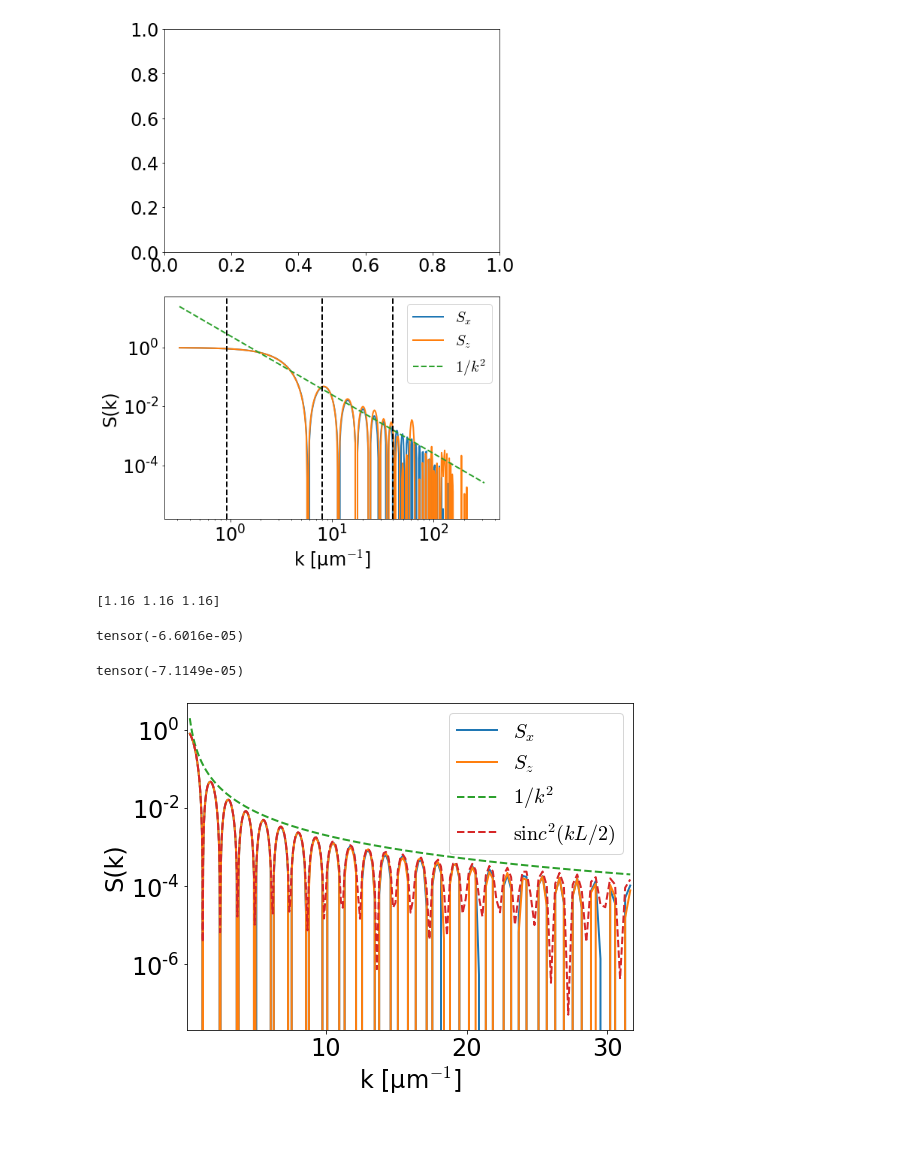
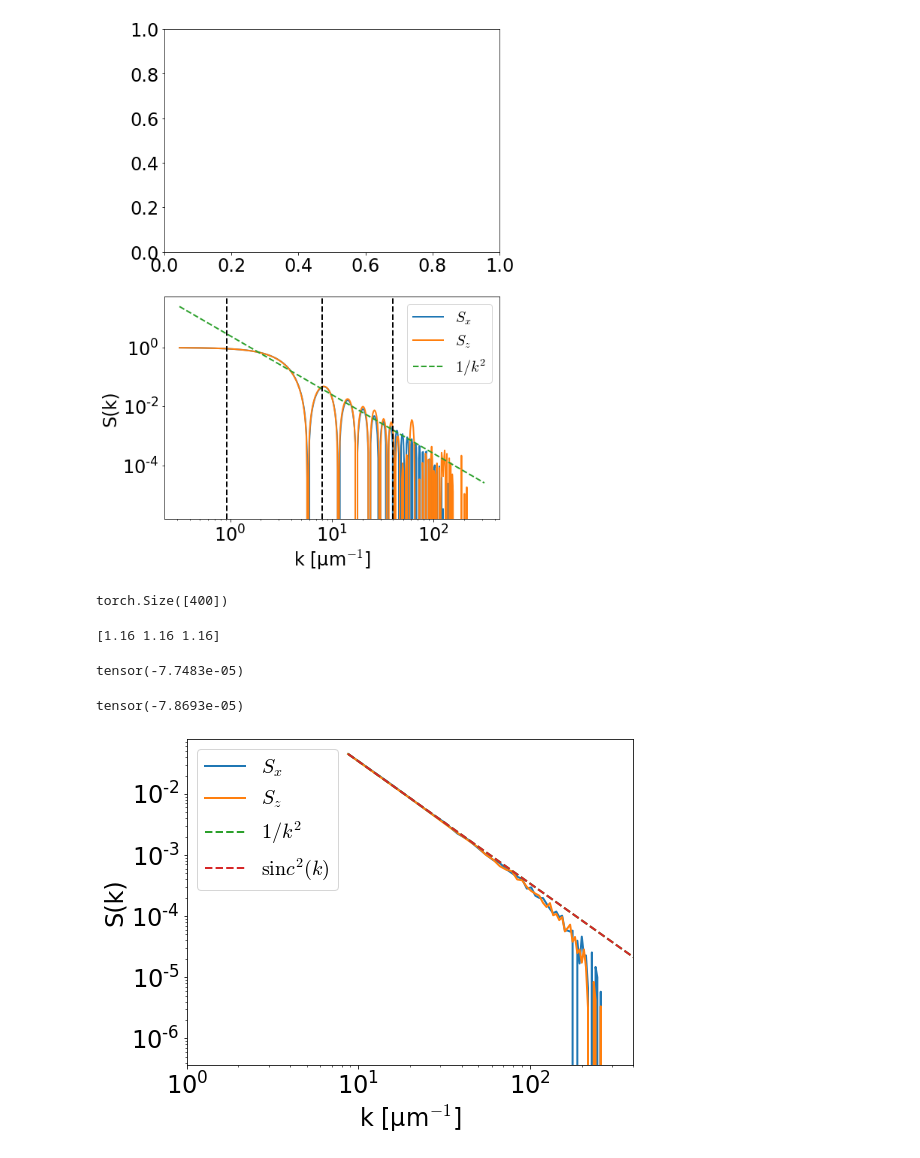
Before and after one commit to flatironinstitute/aLENS_analysis, a Jupyter notebook: notebooks/spindle/01b-iso_nematic_testing_rusty.ipynb, the cells around one changed output. Drawn from its saved outputs; the diff is of its cells as text; code cells hidden in the pictures; blank space fills up the shorter version.

```diff
--- a/notebooks/spindle/01b-iso_nematic_testing_rusty.ipynb
+++ b/notebooks/spindle/01b-iso_nematic_testing_rusty.ipynb
@@ -187,6 +188,7 @@ with h5py.File(next(opts.analysis_dir.glob("raw*.h5")), "r") as h5_data:
     protein_dict = yaml.load(h5_data.attrs["ProteinConfig"], Loader=yaml.FullLoader)
     box_lower = np.array(param_dict["simBoxLow"])
     box_upper = np.array(param_dict["simBoxHigh"])
+    box_size = box_upper - box_lower
     time_arr = h5_data["time"][:]  # Load in time array, [:] loads data as numpy array
     # Load in sylinder data
     sy_dat = h5_data["raw_data/sylinders"][...]
@@ -845,8 +977,11 @@ tensor(-0.0002)
 k_points= 400
 n_time_points= 100
 ts_start= 100
+n_points = 16000
+box_size = 1.08
 
-tk_arr = torch.logspace(-0.5, 1.5, k_points)
+tk_arr = np.pi*((2*torch.range(1,k_points)+1)/(box_size))
+tk_arr.shape
 tkx_arr = torch.vstack([tk_arr, torch.zeros(k_points), torch.zeros(k_points)]).T.to(
     device
 )
@@ -859,8 +994,6 @@ tkz_arr = torch.vstack([torch.zeros(k_points), torch.zeros(k_points), tk_arr]).T
 # Randomly distribute 8000 points in a box 1.08 x 1.08 x 1.08
 
 
-n_points = 16000
-box_size = 5.08
 # Generate 8000 random points in a box of size 1.08 x 1.08 x 1.08
 tcom_arr = torch.rand(n_points, 3,1000).to(device) * box_size
 
@@ -888,40 +1021,43 @@ for i in range(n_time_points):
     Sz_time_arr[:, i] = aa.nematic_order.make_structure_factor_torch_fast(
         tcom, tkz_arr, device=device
     )
+# %% [output]
+torch.Size([400])
 # %%
 fig, axarr = plt.subplots(1,1, figsize=(8, 6))
 
 box_lower = np.array(param_dict["simBoxLow"])
 box_upper = np.array(param_dict["simBoxHigh"])
 print(-box_lower+box_upper)
 
-_ = axarr.semilogy(tk_arr, Sx_time_arr.mean(dim=1).cpu(), label="$ S_x$")
-_ = axarr.semilogy(tk_arr, Sz_time_arr.mean(dim=1).cpu(), label="$ S_z$")
+_ = axarr.loglog(tk_arr, Sx_time_arr.mean(dim=1).cpu(), label="$ S_x$")
+_ = axarr.loglog(tk_arr, Sz_time_arr.mean(dim=1).cpu(), label="$ S_z$")
 
 min(Sx_time_arr.mean(dim=1).cpu())
 min(Sz_time_arr.mean(dim=1).cpu())
 
-_ = axarr.semilogy(
+_ = axarr.loglog(
     tk_arr,
-     (.2 / (tk_arr ** 2)),
+     (1./ ((box_size*tk_arr*.5) ** 2)),
     label="$1/k^2$",
     linestyle="--",
 )
 
-_ = axarr.semilogy(
+_ = axarr.loglog(
     tk_arr,
-     (torch.sin(tk_arr*5.08/2.)**2 / ((5.08*.5*tk_arr) ** 2)),
-    label="$\sinc^2(kL/2)$",
+     (torch.sin(box_size*tk_arr/2.)**2 / ((tk_arr*box_size/2.) ** 2)),
+    label="$\sinc^2(k)$",
     linestyle="--",
 )
 
-_ = axarr.set_xlim(0.1, 100/np.pi)
+_ = axarr.set_xlim(1, k_points)
+# _ = axarr.set_ylim(0.0001, 1)
 
 _ = axarr.set_xlabel("k [μm$^{-1}$]")
 _ = axarr.set_ylabel("S(k)")
 _ = axarr.legend()
 # %% [output]
 [1.16 1.16 1.16]
-tensor(-6.6016e-05)
+tensor(-7.7483e-05)
-tensor(-7.1149e-05)
+tensor(-7.8693e-05)
-[figure, old version]
+[figure, new version]
```
Also changed, not shown: parts of 6 cells of this notebook, 2 other files.
